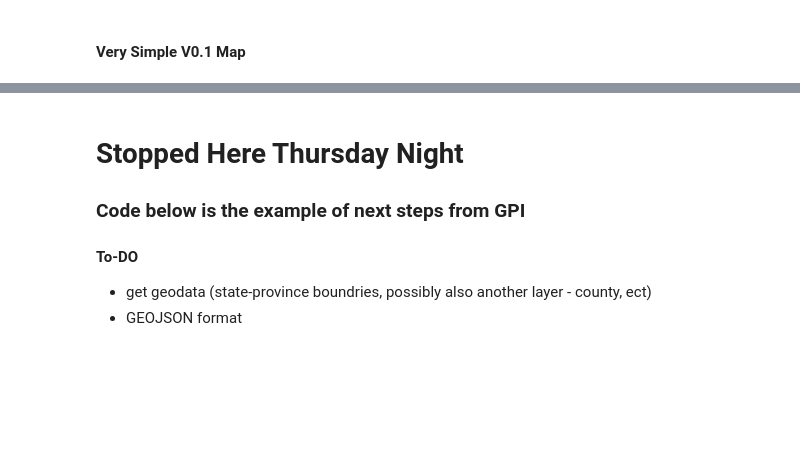
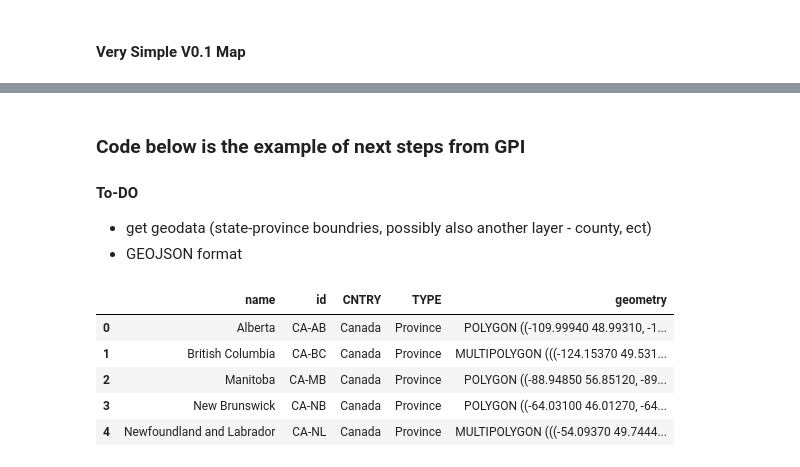
Before and after one commit to JSmith1826/college_hockey_2425, a Jupyter notebook: workbook/players_by_location.ipynb, the cells around one changed output, grey strips where cells are left out. Saved outputs shown, nothing was run; the diff lists cells and outputs as text; code cells hidden in the pictures; blank space fills up the shorter version.

```diff
--- a/workbook/players_by_location.ipynb
+++ b/workbook/players_by_location.ipynb
@@ -25,7 +25,7 @@ roster_df = pd.read_csv(roster_path) # Load the roster file
 
 ### SHAPEFILES
 # Path to .geojson file with State Boundries
-geojson_path = os.path.join('..', 'data', 'vault', 'States_shapefile.shp')
+geojson_path = os.path.join('..', 'data', 'vault', 'combined-us-canada.geojson')
 # Load the states shapefile
 gdf_states = gpd.read_file(geojson_path)
 
@@ -44,6 +44,7 @@ if gdf_states.crs is None:
     gdf_states.set_crs(epsg=4326, inplace=True)  # Assuming coordinates are in WGS 84 (lat/lon)
 
 
+
 # Check the first few rows of the DataFrames
 # roster_df.head()
 # gdf_states.head()
@@ -243,6 +324,15 @@ Name: count, dtype: int64
 # %% [markdown]
-# Stopped Here Thursday Night
 ### Code below is the example of next steps from GPI
 #### To-DO
 - get geodata (state-province boundries, possibly also another layer - county, ect)
 - GEOJSON format
+# %%
+## Open geoJSON file with US states to check
+gdf_states.head()
+# %% [output]
+|  | name | id | CNTRY | TYPE | geometry |
+| 0 | Alberta | CA-AB | Canada | Province | POLYGON ((-109.99940 48.99310, -1... |
+| 1 | British Columbia | CA-BC | Canada | Province | MULTIPOLYGON (((-124.15370 49.531... |
+| 2 | Manitoba | CA-MB | Canada | Province | POLYGON ((-88.94850 56.85120, -89... |
+| 3 | New Brunswick | CA-NB | Canada | Province | POLYGON ((-64.03100 46.01270, -64... |
+| 4 | Newfoundland and Labrador | CA-NL | Canada | Province | MULTIPOLYGON (((-54.09370 49.7444... |
```
Also changed, not shown: parts of 14 cells of this notebook.
